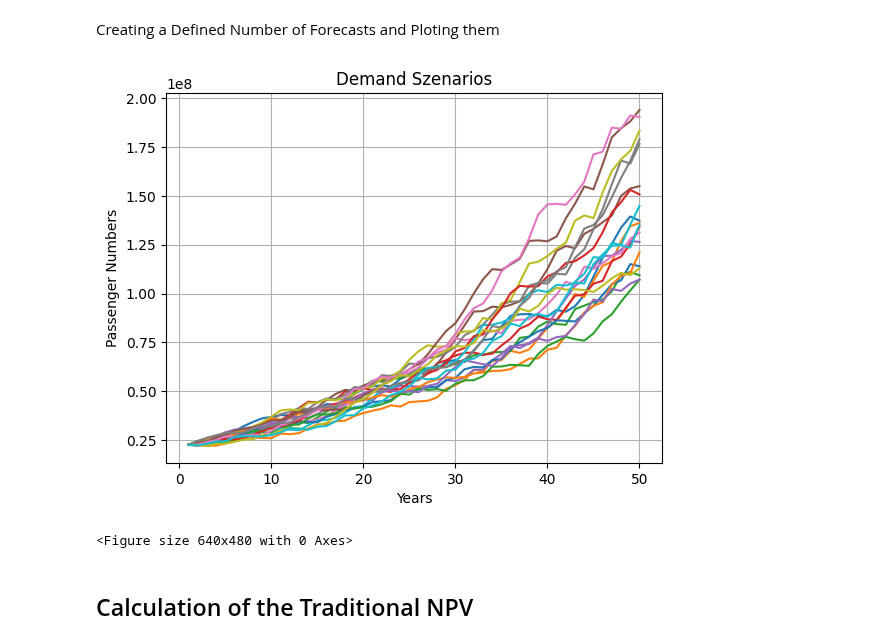
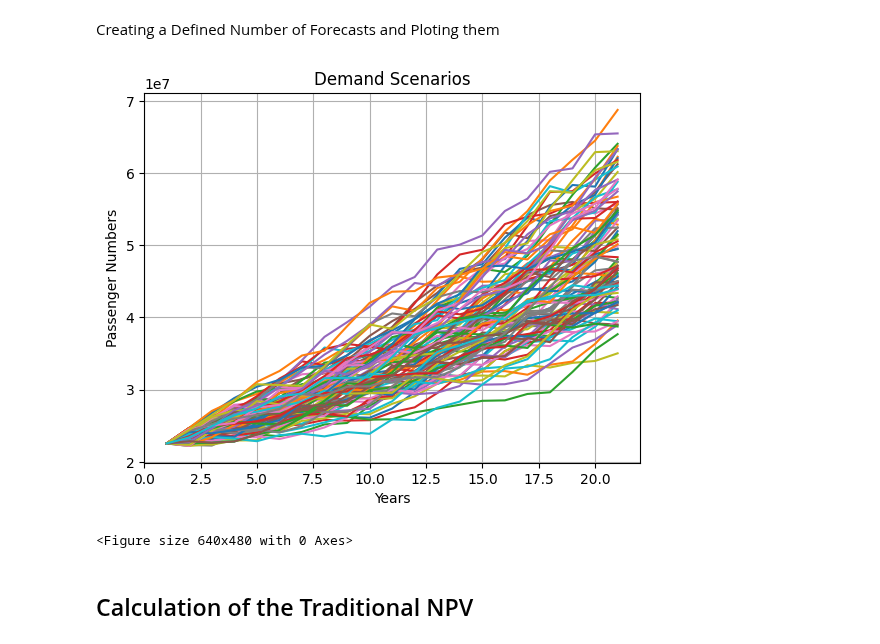
Before and after one commit to Oli767/VT1-Python-Files, a Jupyter notebook: VT1_with_Matrix_Import.ipynb, the cells around one changed output. Drawn from its saved outputs; the diff is of its cells as text; code cells hidden in the pictures.

```diff
--- a/VT1_with_Matrix_Import.ipynb
+++ b/VT1_with_Matrix_Import.ipynb
@@ -41,26 +41,25 @@ Simga =  0.05813761525452841
 # %% [markdown]
 Creating a Defined Number of Forecasts and Ploting them
 # %%
-# Required Parameters
-# mu = 0.042754330256447565
-# sigma = 0.05891802084811409
+# Demand at t0
 Dt0 = 22561132
+# Steptime [Years]
 dt = 1
 # Time Horizon of Forecasts
-Fth = 50
+Fth = 21
 # Number of Forecasts
-Forecasts = 20
+Forecasts = 100
 
 # Importing the Functions File
 import Functions as fn
 
 # Callint the Scenario Creation Function
 Scenario = fn.Scenario_creation(mu, sigma, Dt0, dt, Fth, Forecasts)
 
 # Calling the Scenario Plotting Function
-fn.Scenario_plot(Scenario, Fth)
+fn.Scenario_plot(Scenario, Fth, "Demand Scenarios")
 # %% [output]
-[figure, old version]
+[figure, new version]
 <Figure size 640x480 with 0 Axes>
 # %% [markdown]
 ## Calculation of the Traditional NPV
```
Also changed, not shown: parts of 11 cells of this notebook, 6 other files.
